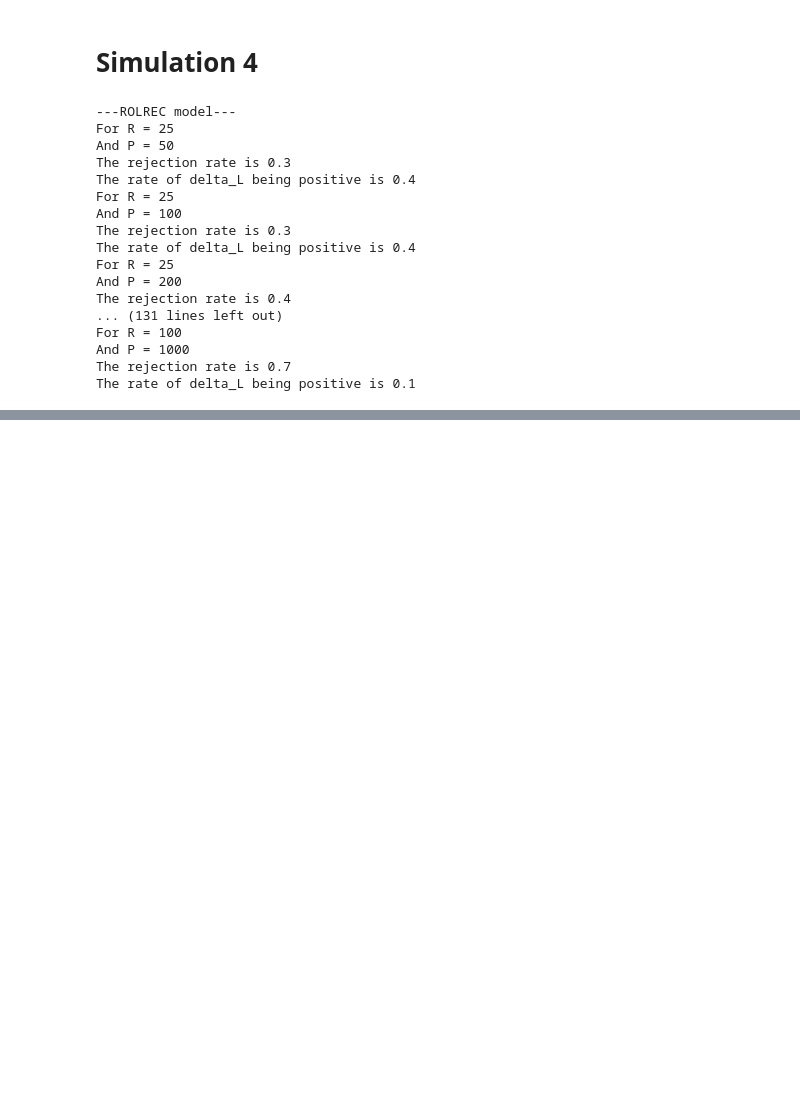
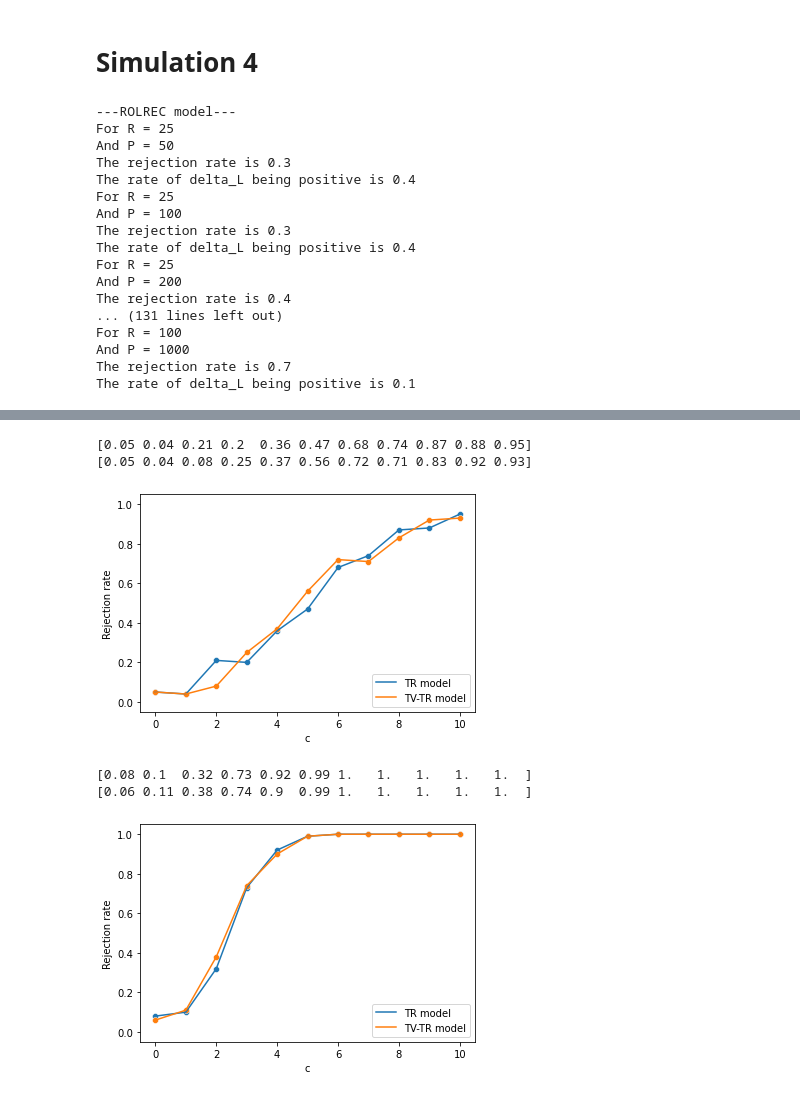
Before and after one commit to JochemvdBosch/Forecast_evaluation, a Jupyter notebook: Simulation_code.ipynb, the cells around one changed output, grey strips where cells are left out. Saved outputs shown, nothing was run; the diff lists cells and outputs as text; code cells hidden in the pictures; blank space fills up the shorter version.

```diff
--- a/Simulation_code.ipynb
+++ b/Simulation_code.ipynb
@@ -1491,0 +1814,80 @@ Exception: Model type unknown
+# %%
+# Global variables that determine the accuracy of the outcome
+MC_iterations = 100
+grid_elements = 20
+iterations_CV = 1000
+c_length = 11
+
+# Global variable to set the significance level
+signi_level = 0.05
+
+# Values for P to loop over
+P_MC_array = [50,100,200]
+c_array = np.arange(c_length)
+
+# Initiliaze R
+R_MC = 50
+
+# Adjustable variables
+parallelization = True
+barlett_kernel = True
+
+# Initialize empty array
+rejection_array = np.zeros(c_length)
+
+# Determine the rejection rate of the models given the model and P = 50
+P_MC = 50
+T_MC = P_MC + R_MC
+
+model_type = "TR"
+signi_level = 0.012
+for c in c_array:
+    rejection_array[c] = MonteCarlo_7(R_MC,P_MC,T_MC,c)
+print(rejection_array)
+sns.scatterplot(data=rejection_array)
+sns.lineplot(data=rejection_array, label='TR model')
+
+model_type = "TV-TR"
+signi_level = 0.012
+for c in c_array:
+    rejection_array[c] = MonteCarlo_7(R_MC,P_MC,T_MC,c)
+print(rejection_array)
+sns.scatterplot(data=rejection_array)
+sns.lineplot(data=rejection_array, label='TV-TR model')
+plt.xlabel('c')
+plt.ylabel('Rejection rate')
+plt.ylim(-0.05, 1.05)
+plt.legend(loc='lower right')
+plt.show()
+
+# Determine the rejection rate of the models given the model and P = 50
+P_MC = 200
+T_MC = P_MC + R_MC
+
+model_type = "TR"
+signi_level = 0.040
+for c in c_array:
+    rejection_array[c] = MonteCarlo_7(R_MC,P_MC,T_MC,c)
+print(rejection_array)
+sns.scatterplot(data=rejection_array)
+sns.lineplot(data=rejection_array, label='TR model')
+
+model_type = "LSTR"
+signi_level = 0.040
+for c in c_array:
+    rejection_array[c] = MonteCarlo_7(R_MC,P_MC,T_MC,c)
+print(rejection_array)
+sns.scatterplot(data=rejection_array)
+sns.lineplot(data=rejection_array, label='TV-TR model')
+plt.xlabel('c')
+plt.ylabel('Rejection rate')
+plt.ylim(-0.05, 1.05)
+plt.legend(loc='lower right')
+plt.show()
+# %% [output]
+[0.05 0.04 0.21 0.2  0.36 0.47 0.68 0.74 0.87 0.88 0.95]
+[0.05 0.04 0.08 0.25 0.37 0.56 0.72 0.71 0.83 0.92 0.93]
+[figure, added]
+[0.08 0.1  0.32 0.73 0.92 0.99 1.   1.   1.   1.   1.  ]
+[0.06 0.11 0.38 0.74 0.9  0.99 1.   1.   1.   1.   1.  ]
+[figure, added]
```
Also changed, not shown: parts of 26 cells of this notebook.
